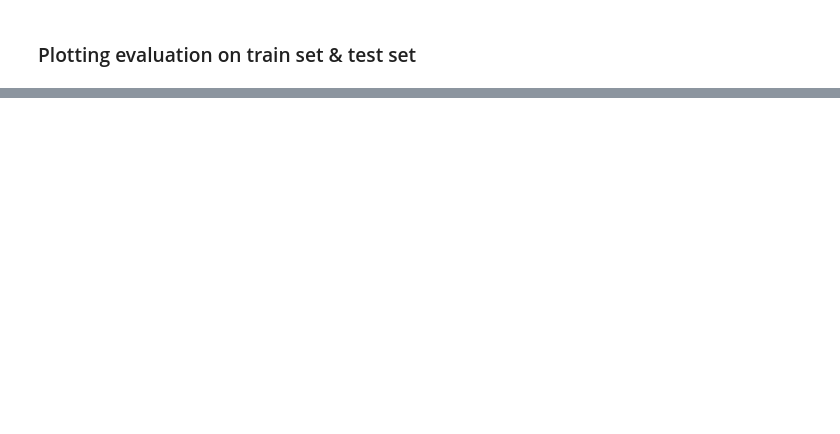
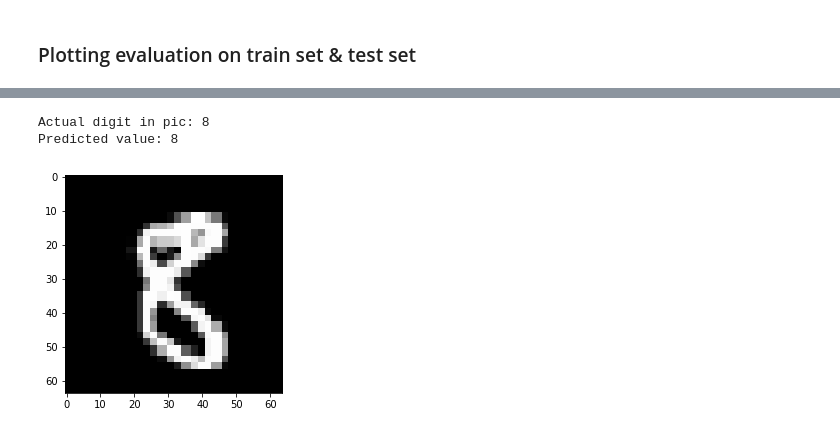
Before and after one commit to vaibhavyesalwad/Machine-Learning-using-libraries, a Jupyter notebook: Deep Learning/Convolutional Neural Network (CNN)/ClassifyNumbers.ipynb, the cells around one changed output, grey strips where cells are left out. Saved outputs shown, nothing was run; the diff lists cells and outputs as text; code cells hidden in the pictures; blank space fills up the shorter version.

```diff
--- a/Deep Learning/Convolutional Neural Network (CNN)/ClassifyNumbers.ipynb
+++ b/Deep Learning/Convolutional Neural Network (CNN)/ClassifyNumbers.ipynb
@@ -149,0 +153,20 @@ plt.show()
+# %%
+from tensorflow.keras.preprocessing import image
+import numpy as np
+import matplotlib.pyplot as plt
+
+def prediction(index):
+    img_path = test_dataset['filename'][index]
+    img = image.load_img(img_path, target_size=(64,64,1))
+    plt.imshow(img)
+    img = image.img_to_array(img)
+    img = img/255
+    img = np.expand_dims(img, axis=0)
+    print(f"Actual digit in pic: {test_dataset['label'][index]}")
+    print(f'Predicted value: {classifier.predict_classes(img)[0]}')
+# %%
+prediction(986)
+# %% [output]
+Actual digit in pic: 8
+Predicted value: 8
+[figure, added]
```
Also changed, not shown: parts of 6 cells of this notebook.
